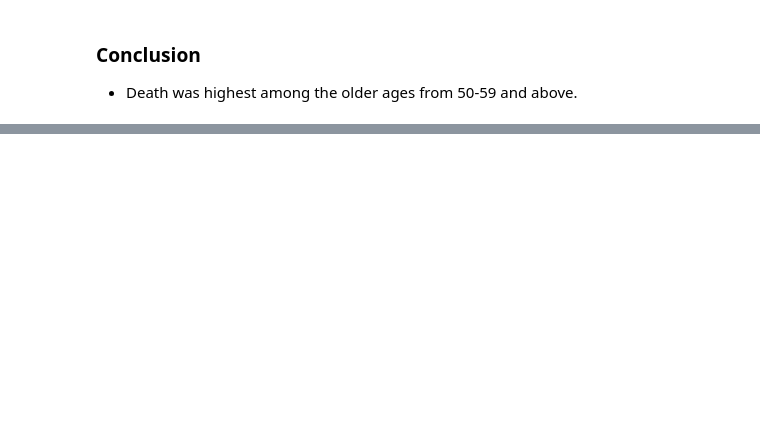
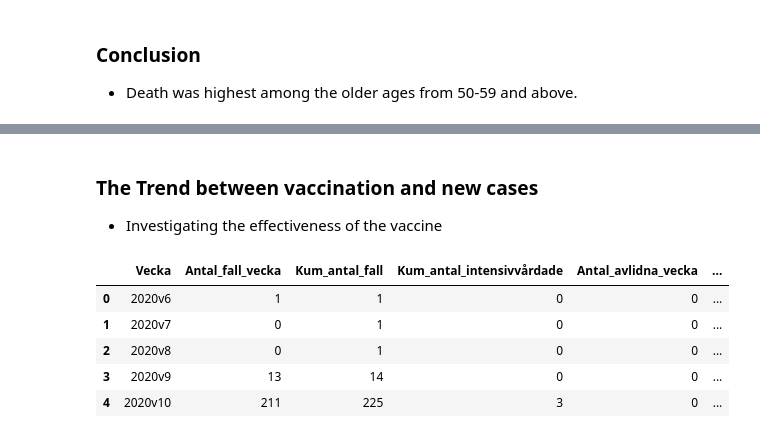
Before and after one commit to abdulahmed22/Data-behandling, a Jupyter notebook: lab/KPIer.ipynb, the cells around one changed output, grey strips where cells are left out. Cells and saved outputs as stored; diff of their text form; code cells hidden in the pictures; blank space fills up the shorter version.

```diff
--- a/lab/KPIer.ipynb
+++ b/lab/KPIer.ipynb
@@ -207,0 +235,18 @@ figu.write_html("data_visualization/age_moratlity_rates.html")
+# %% [markdown]
+### The Trend between vaccination and new cases
+- Investigating the effectiveness of the vaccine
+# %%
+covid_data_df = pd.read_excel("covid_data\Folkhalsomyndigheten_Covid19.xlsx", sheet_name= "Veckodata Riket")
+
+covid_data_df["år"] = covid_data_df["år"].astype(str) + "v" + covid_data_df["veckonummer"].astype(str)
+covid_data_df = covid_data_df.rename({"år":"Vecka"}, axis=1)
+covid_data_df.drop(["veckonummer", "Antal_fall_100000inv_14dagar", "Antal_fall_100000inv_vecka","Antal_nyaintensivvårdade_vecka",
+               "Antal_avlidna_milj_inv_vecka", "Kum_antal_avlidna_milj_inv","Kum_fall_100000inv"], inplace=True, axis=1)
+covid_data_df.head(5)
+# %% [output]
+|  | Vecka | Antal_fall_vecka | Kum_antal_fall | Kum_antal_intensivvårdade | Antal_avlidna_vecka | ... |
+| 0 | 2020v6 | 1 | 1 | 0 | 0 | ... |
+| 1 | 2020v7 | 0 | 1 | 0 | 0 | ... |
+| 2 | 2020v8 | 0 | 1 | 0 | 0 | ... |
+| 3 | 2020v9 | 13 | 14 | 0 | 0 | ... |
+| 4 | 2020v10 | 211 | 225 | 3 | 0 | ... |
```
Also changed, not shown: parts of 12 cells of this notebook, 11 other files.
